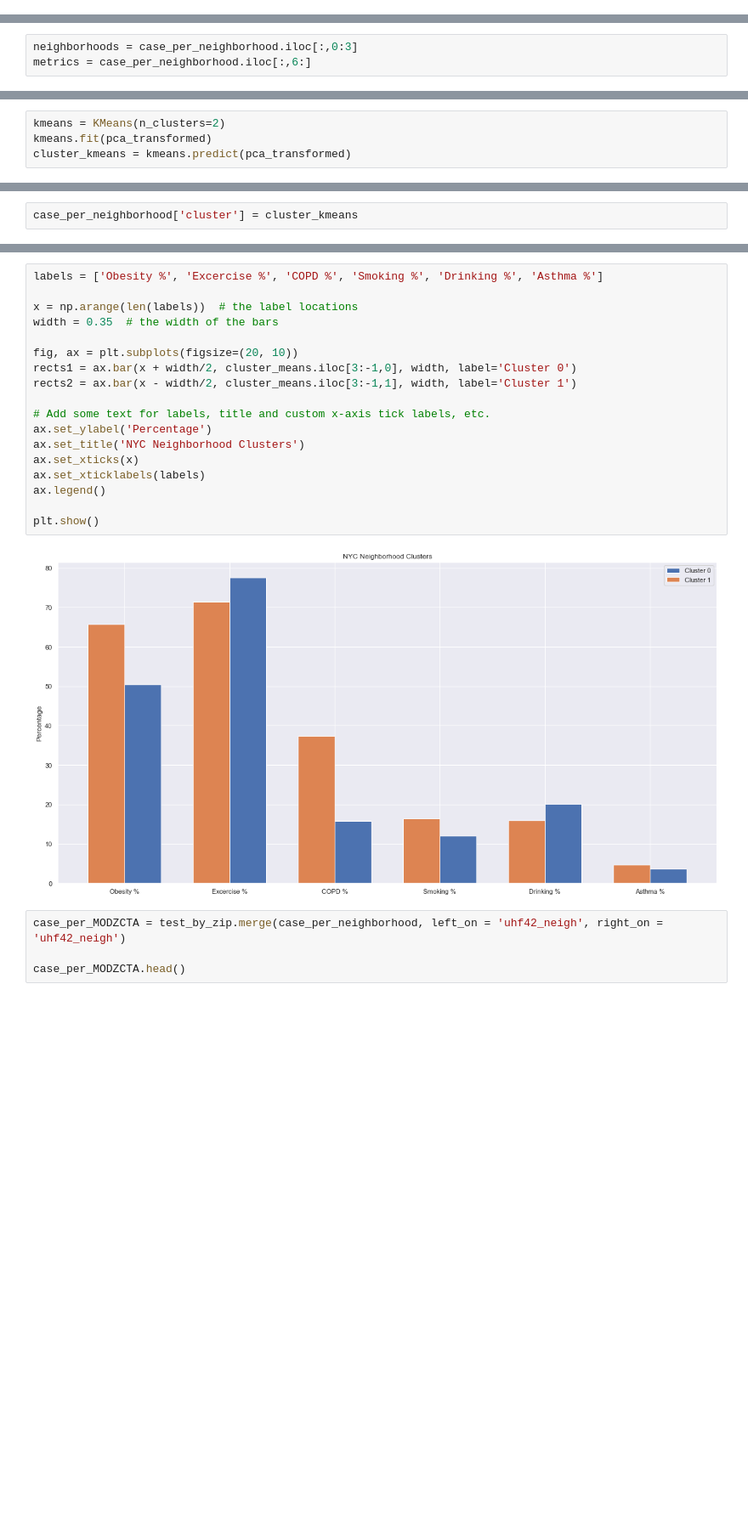
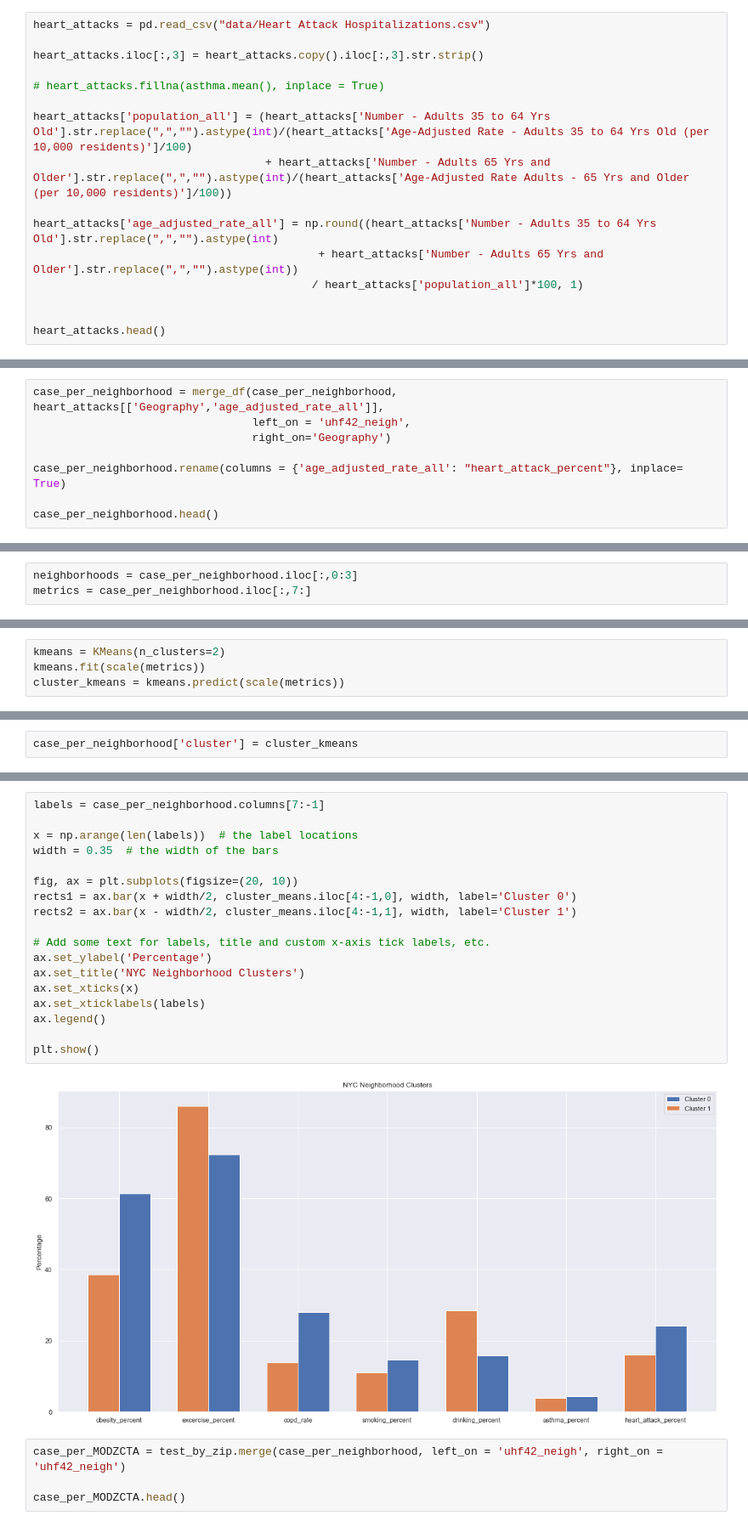
Before and after one commit to nqtri/mit_covid19_challenge, a Jupyter notebook: nyc_covid19_vs_health.ipynb, the cells around one changed output, grey strips where cells are left out. Shown: that part at 85% size. Cells and saved outputs as stored; diff of their text form; blank space fills up the shorter version.

Commit message:
Updated data and models

```diff
--- a/nyc_covid19_vs_health.ipynb
+++ b/nyc_covid19_vs_health.ipynb
@@ -499,2 +507,18 @@ plt.show()
 # %% [markdown]
 We don't really see a strong correlation between asthma level among adults and positive COVID-19 cases.
+# %%
+heart_attacks = pd.read_csv("data/Heart Attack Hospitalizations.csv")
+
+heart_attacks.iloc[:,3] = heart_attacks.copy().iloc[:,3].str.strip()
+
+# heart_attacks.fillna(asthma.mean(), inplace = True)
+
+heart_attacks['population_all'] = (heart_attacks['Number - Adults 35 to 64 Yrs Old'].str.replace(",","").astype(int)/(heart_attacks['Age-Adjusted Rate - Adults 35 to 64 Yrs Old (per 10,000 residents)']/100)
+                                   + heart_attacks['Number - Adults 65 Yrs and Older'].str.replace(",","").astype(int)/(heart_attacks['Age-Adjusted Rate Adults - 65 Yrs and Older (per 10,000 residents)']/100))
+
+heart_attacks['age_adjusted_rate_all'] = np.round((heart_attacks['Number - Adults 35 to 64 Yrs Old'].str.replace(",","").astype(int)
+                                           + heart_attacks['Number - Adults 65 Yrs and Older'].str.replace(",","").astype(int))
+                                          / heart_attacks['population_all']*100, 1)
+
+
+heart_attacks.head()
@@ -500,0 +532,8 @@ We don't really see a strong correlation between asthma level among adults and p
+# %%
+case_per_neighborhood = merge_df(case_per_neighborhood, heart_attacks[['Geography','age_adjusted_rate_all']],
+                                 left_on = 'uhf42_neigh',
+                                 right_on='Geography')
+
+case_per_neighborhood.rename(columns = {'age_adjusted_rate_all': "heart_attack_percent"}, inplace= True)
+
+case_per_neighborhood.head()
@@ -502,5 +566,5 @@ We don't really see a strong correlation between asthma level among adults and p
 pca = PCA(n_components=3)
 # %%
 neighborhoods = case_per_neighborhood.iloc[:,0:3]
-metrics = case_per_neighborhood.iloc[:,6:]
+metrics = case_per_neighborhood.iloc[:,7:]
 # %%
@@ -541,7 +611,7 @@ plt.show();
 # %%
 kmeans = KMeans(n_clusters=2)
-kmeans.fit(pca_transformed)
-cluster_kmeans = kmeans.predict(pca_transformed)
+kmeans.fit(scale(metrics))
+cluster_kmeans = kmeans.predict(scale(metrics))
 # %%
 fig = plt.figure(figsize=(10, 10))
 ax = fig.add_subplot(111, projection='3d')
@@ -654,23 +727,23 @@ cluster_means
 # %%
-labels = ['Obesity %', 'Excercise %', 'COPD %', 'Smoking %', 'Drinking %', 'Asthma %']
+labels = case_per_neighborhood.columns[7:-1]
 
 x = np.arange(len(labels))  # the label locations
 width = 0.35  # the width of the bars
 
 fig, ax = plt.subplots(figsize=(20, 10))
-rects1 = ax.bar(x + width/2, cluster_means.iloc[3:-1,0], width, label='Cluster 0')
-rects2 = ax.bar(x - width/2, cluster_means.iloc[3:-1,1], width, label='Cluster 1')
+rects1 = ax.bar(x + width/2, cluster_means.iloc[4:-1,0], width, label='Cluster 0')
+rects2 = ax.bar(x - width/2, cluster_means.iloc[4:-1,1], width, label='Cluster 1')
 
 # Add some text for labels, title and custom x-axis tick labels, etc.
 ax.set_ylabel('Percentage')
 ax.set_title('NYC Neighborhood Clusters')
 ax.set_xticks(x)
 ax.set_xticklabels(labels)
 ax.legend()
 
 plt.show()
 # %% [output]
-[figure, old version]
+[figure, new version]
 # %%
 case_per_MODZCTA = test_by_zip.merge(case_per_neighborhood, left_on = 'uhf42_neigh', right_on = 'uhf42_neigh')
 
```
Also changed, not shown: parts of 40 cells of this notebook, 1 other file.
